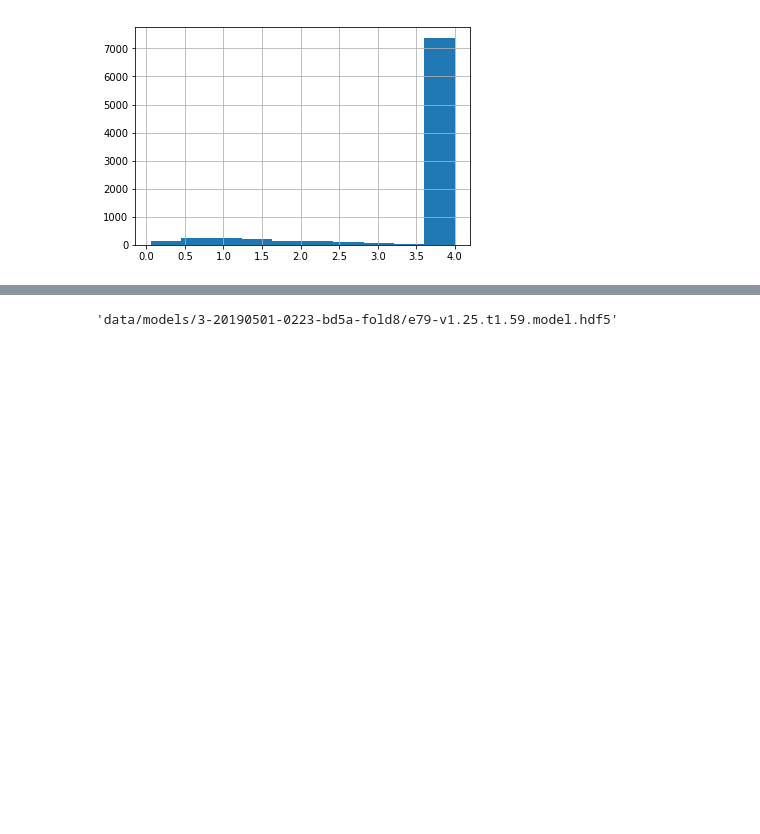
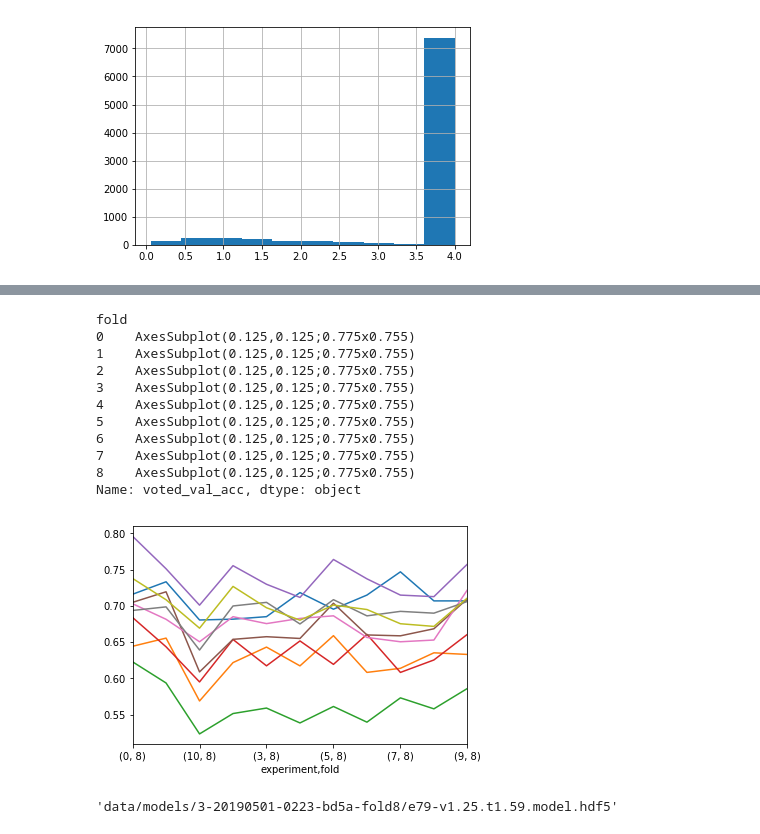
Before and after one commit to jonnor/ESC-CNN-microcontroller, a Jupyter notebook: Experiments.ipynb, the cells around one changed output, grey strips where cells are left out. Cells and saved outputs as stored; diff of their text form; code cells hidden in the pictures; blank space fills up the shorter version.

Commit message:
experiments: Plot results on validation

```diff
--- a/Experiments.ipynb
+++ b/Experiments.ipynb
@@ -50,3 +66,20 @@ best.head(1)
+# %%
+best = best.reset_index(level=2)
+# %%
+best.groupby(level='fold').voted_val_acc.plot()
+# %% [output]
+fold
+0    AxesSubplot(0.125,0.125;0.775x0.755)
+1    AxesSubplot(0.125,0.125;0.775x0.755)
+2    AxesSubplot(0.125,0.125;0.775x0.755)
+3    AxesSubplot(0.125,0.125;0.775x0.755)
+4    AxesSubplot(0.125,0.125;0.775x0.755)
+5    AxesSubplot(0.125,0.125;0.775x0.755)
+6    AxesSubplot(0.125,0.125;0.775x0.755)
+7    AxesSubplot(0.125,0.125;0.775x0.755)
+8    AxesSubplot(0.125,0.125;0.775x0.755)
+Name: voted_val_acc, dtype: object
+[figure, added]
 # %%
 model_path = best.query('fold == "8" and experiment == "3"').model_path[0]
 model_path
```
Also changed, not shown: parts of 1 cell of this notebook.
